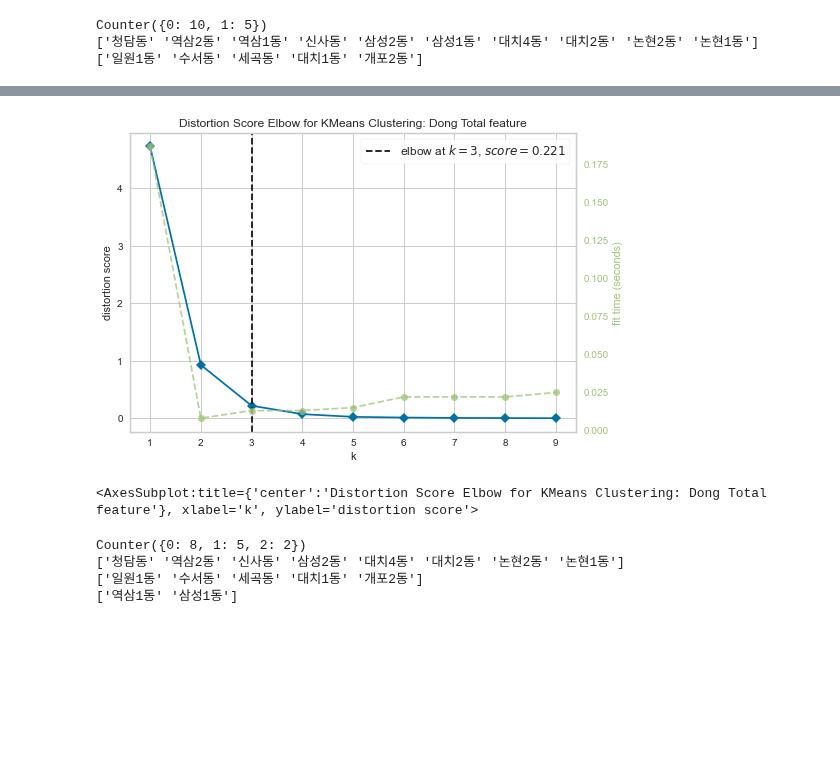
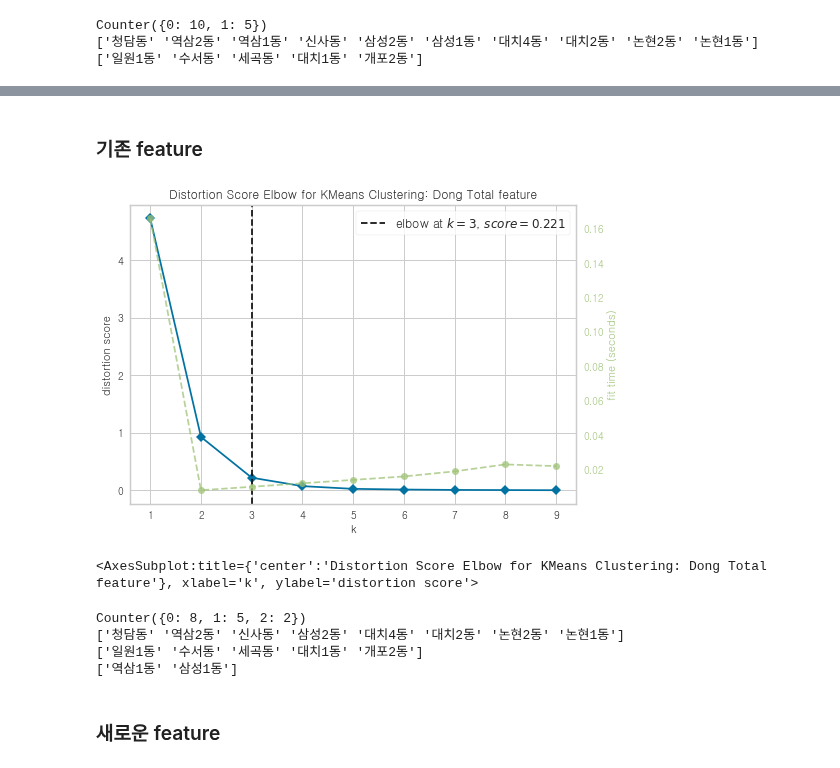
Before and after one commit to POSdata-Sales-Prediction/Store-operation-consulting, a Jupyter notebook: gangnam_geographic_clustering_fin.ipynb, the cells around one changed output, grey strips where cells are left out. Cells and saved outputs as stored; diff of their text form; code cells hidden in the pictures; blank space fills up the shorter version.

```diff
--- a/gangnam_geographic_clustering_fin.ipynb
+++ b/gangnam_geographic_clustering_fin.ipynb
@@ -23,7 +23,7 @@ dong_area = pd.read_csv("../resources/processedData/강남구_행정동별_면
 people = pd.read_csv("../resources/processedData/강남구 행정동별 인구 feature.csv", encoding="utf8")
 
 # 행정동별 토지 피복 비율 데이터 Load
-dong_landscape = pd.read_csv("../resources/processedData/입지특성_행정동별_토지피복.csv", encoding="utf8")
+dong_landscape = pd.read_csv("../resources/processedData/입지특성_행정동별 feature.csv", encoding="utf8")
 
 # 매장별 반경 500m 토지 피복 비율 데이터 Load
-store_landscape = pd.read_csv("../resources/processedData/입지특성_매장별 매장반경 500M 토지피복.csv", encoding="utf8")
+store_landscape = pd.read_csv("../resources/processedData/입지특성_매장별_매장반경 500m feature.csv", encoding="utf8")
@@ -51,7 +91,7 @@ store_landscape
 # 매장별 행정동 추출
 store_dong
 dong_list = list(store_dong["행정동"].unique())
-dong_list
+dong = pd.DataFrame(dong_list, columns=["행정동"])
 
 # 매장 이름 추출
 store_list = list(store_dong["매장명"])
@@ -124,3 +153,18 @@ for store in store_list:
+# %%
+## feature 뽑기
+# dong feature 뽑기
+dong_feature = pd.merge(people[["행정동","인구수","유동인구비율"]], dong_landscape, on = "행정동", how = "left")
+dong_feature = pd.merge(dong, dong_feature, on="행정동")
+
+# store feature 뽑기
+store_feature = pd.merge(store_dong[["매장코드","행정동"]], store_landscape, on= "매장코드", how="right")
+store_feature = pd.merge(store_feature, people[["행정동","인구수","유동인구비율"]], on = "행정동", how = "left")
+store_feature["인구당매출"] = 0
+
+for store in store_list:
+    idx = store_feature[store_feature["매장명"] == store].index
+    sale = round(sales[sales["매장명"] == store]["총판매금액"].sum() / store_feature[store_feature["매장명"]==store]["인구수"].values[0], 3)
+    store_feature.iloc[idx,-1] = sale
 # %%
 # 데이터 확인
 dong_feature
@@ -171,7 +215,7 @@ from sklearn.cluster import KMeans
 # preprocessing 후 분산 확인
 from sklearn.preprocessing import MinMaxScaler  # 표준화 패키지 라이브러리
 from sklearn.preprocessing import StandardScaler  # 표준화 패키지 라이브러리
-dong_geofeature_data = dong_feature.iloc[:,4:7].values
+dong_geofeature_data = dong_feature.iloc[:,6:9].values
 
 dong_geofeature_data = MinMaxScaler().fit_transform(dong_geofeature_data) # x객체에 x를 표준화한 데이터를 저장
 #geofeature_data = StandardScaler().fit_transform(geofeature_data) # x객체에 x를 표준화한 데이터를 저장
@@ -268,24 +312,26 @@ Counter({0: 26, 1: 7})
+# %% [markdown]
+### 기존 feature
 # %%
-## 2. 입지특성(문화·체육·휴양시설, 상업지역, 주거지역) + 인구 특성 clustering 진행
+## 2.1 입지특성(문화·체육·휴양시설, 상업지역, 주거지역) + 인구 특성 clustering 진행
 from yellowbrick.cluster import KElbowVisualizer
 from sklearn.cluster import KMeans
 
-## 2-1. 행정동 별 입지 + 인구특성 clustering 진행
+## 2.1-1. 행정동 별 입지 + 인구특성 clustering 진행
 # preprocessing 후 분산 확인
 from sklearn.preprocessing import MinMaxScaler  # 표준화 패키지 라이브러리
 from sklearn.preprocessing import StandardScaler  # 표준화 패키지 라이브러리
-dong_totalfeature_data = dong_feature.iloc[:,[3,7]].values
+dong_totalfeature_data = dong_feature.iloc[:,[2,9]].values
 
 dong_totalfeature_data = MinMaxScaler().fit_transform(dong_totalfeature_data) # x객체에 x를 표준화한 데이터를 저장
 #geofeature_data = StandardScaler().fit_transform(geofeature_data) # x객체에 x를 표준화한 데이터를 저장
 
 
 # distortion score = Sum of squares of distances of points from cluster centers
 model = KMeans()
 visualizer = KElbowVisualizer(model, k=(1,10), title="Distortion Score Elbow for KMeans Clustering: Dong Total feature")
 visualizer.fit(dong_totalfeature_data)
 visualizer.show()
 # %% [output]
-[figure, old version]
+[figure, new version]
 <AxesSubplot:title={'center':'Distortion Score Elbow for KMeans Clustering: Dong Total feature'}, xlabel='k', ylabel='distortion score'>
 # %%
@@ -316,3 +363,5 @@ Counter({0: 8, 1: 5, 2: 2})
 ['청담동' '역삼2동' '신사동' '삼성2동' '대치4동' '대치2동' '논현2동' '논현1동']
 ['일원1동' '수서동' '세곡동' '대치1동' '개포2동']
 ['역삼1동' '삼성1동']
+# %% [markdown]
+### 새로운 feature
```
Also changed, not shown: parts of 27 cells of this notebook.
